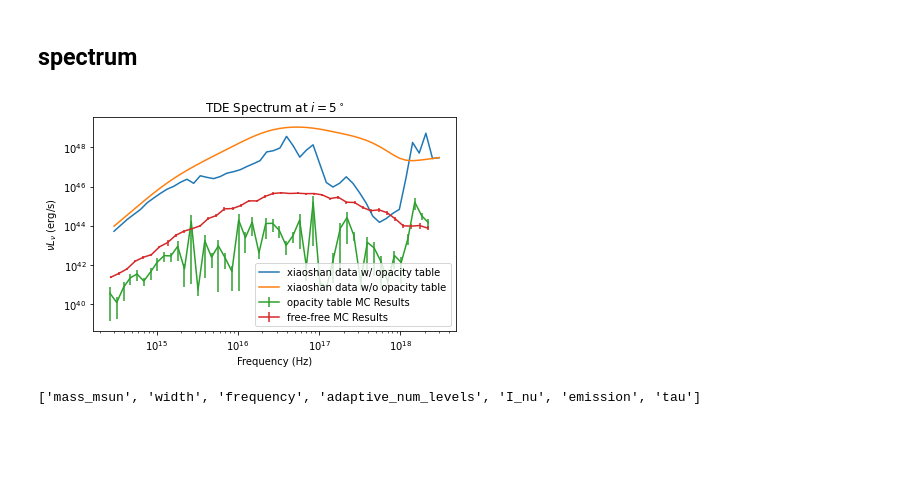
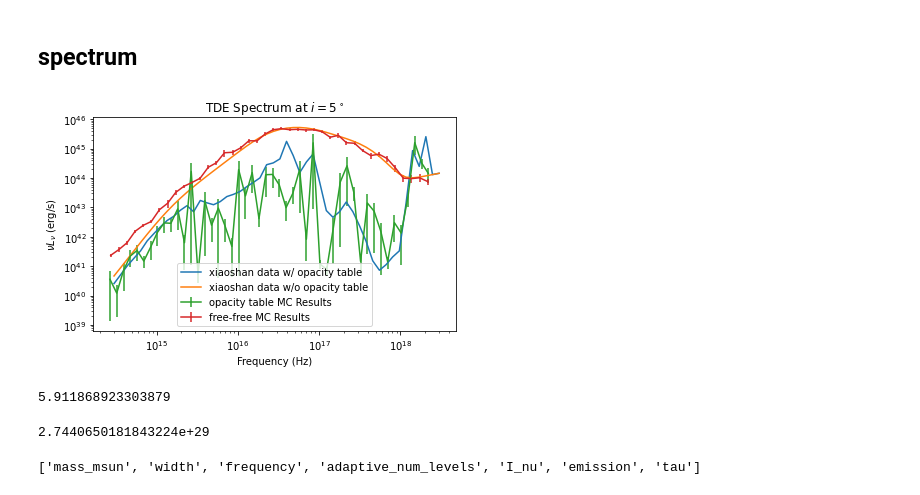
Before and after one commit to thomas-03/blacklight, a Jupyter notebook: scripts/imageFiles.ipynb, the cells around one changed output. Cells and saved outputs as stored; diff of their text form; code cells hidden in the pictures; blank space fills up the shorter version.

Commit message:
implemented disk and got spectra working

```diff
--- a/scripts/imageFiles.ipynb
+++ b/scripts/imageFiles.ipynb
@@ -726,6 +764,8 @@ h_ev = 4.135667662e-15
 eV = 1.60218e-12
 c = 2.99792458e10
 gg_msun = 1.32712440018e26
+distance_cm = G*1200 * Msun * 1e6 / c**2
+disk_radii_cm = G*200 * Msun * 1e6 / c**2
 
 fig,ax = plt.subplots(1,1,figsize=(6,4))
 argumentDict = {}
@@ -752,45 +792,56 @@ argumentDict['filename_data'] = '../output/xiaoshan_r1200_pinhole_tde1_inc5_opac
 argumentDict['inclination'] = 5.0
 #argumentDict['distance'] = 800
 flux2, freqs2 = sp.get_flux(**argumentDict)
-thetaWidth = (np.cos(np.radians(argumentDict['inclination'])-np.arctan(2*argumentDict['width']/argumentDict['distance']))-np.cos(np.radians(argumentDict['inclination'])+np.arctan(2*argumentDict['width']/argumentDict['distance'])))
-flux = (flux2*4*np.pi*distance_cm**2)/(thetaWidth*np.arctan(2*argumentDict['width']/argumentDict['distance']))
-ax.plot(freqs2,freqs2*flux*eV,label='xiaoshan data w/ opacity table')
+#thetaWidth = (np.cos(np.radians(argumentDict['inclination'])-np.arctan(2*argumentDict['width']/argumentDict['distance']))-np.cos(np.radians(argumentDict['inclination'])+np.arctan(2*argumentDict['width']/argumentDict['distance'])))
+flux = flux2*((np.arctan(0.5*argumentDict['width']/argumentDict['distance']))**2)*4*np.pi*distance_cm**2
+#flux = (flux2*2*np.cos(np.radians(argumentDict['inclination']))*(np.pi*disk_radii_cm)**2)
+ax.plot(freqs2,freqs2*flux,label='xiaoshan data w/ opacity table')
 
 argumentDict['filename_data'] = '../output/xiaoshan_r1200_pinhole_tde1_inc5.npz'
 #argumentDict['inclination'] = 45.0
 #argumentDict['distance'] = 1200
 flux2, freqs2 = sp.get_flux(**argumentDict)
 thetaWidth = (np.cos(np.radians(argumentDict['inclination'])-np.arctan(2*argumentDict['width']/argumentDict['distance']))-np.cos(np.radians(argumentDict['inclination'])+np.arctan(2*argumentDict['width']/argumentDict['distance'])))
-flux = (flux2*4*np.pi*distance_cm**2)/(thetaWidth*np.arctan(2*argumentDict['width']/argumentDict['distance']))
-ax.plot(freqs2,freqs2*flux*eV,label='xiaoshan data w/o opacity table')
+#flux = (flux2*4*np.pi*distance_cm**2)/(thetaWidth*np.arctan(2*argumentDict['width']/argumentDict['distance']))
+#flux = (flux2*2*np.cos(np.radians(argumentDict['inclination']))*(np.pi*disk_radii_cm)**2)
+flux = flux2*((np.arctan(0.5*argumentDict['width']/argumentDict['distance']))**2)*4*np.pi*distance_cm**2
+ax.plot(freqs2,freqs2*flux,label='xiaoshan data w/o opacity table')
 
 
 #argumentDict['filename_data'] = '../output/r1200_pinhole_tde1335_inc15.npz'
 #argumentDict['distance'] = 1200
 #flux2, freqs2 = sp.get_flux(**argumentDict)
 #thetaWidth = (np.cos(np.radians(argumentDict['inclination'])-np.arctan(2*argumentDict['width']/argumentDict['distance']))-np.cos(np.radians(argumentDict['inclination'])+np.arctan(2*argumentDict['width']/argumentDict['distance'])))
 #flux = (flux2*4*np.pi*distance_cm**2)/(thetaWidth*np.arctan(2*argumentDict['width']/argumentDict['distance']))
 #ax.plot(freqs2,freqs2*flux*eV,label='w/o opacity table')
 
 shaneResults = np.loadtxt('../spectrum_xiaoshan_opacitytable.txt')
 #ax.plot(shaneResults[:,0],shaneResults[:,1]*1e3,label='MC Results')
 ax.errorbar(shaneResults[:,0]*1e3/h_ev,shaneResults[:,1],yerr=shaneResults[:,2],label='opacity table MC Results')
 
 shaneResults = np.loadtxt('../spectrum_musum.txt')
 #ax.plot(shaneResults[:,0],shaneResults[:,1]*1e3,label='MC Results')
 ax.errorbar(shaneResults[:,0]*1e3/h_ev,shaneResults[:,1],yerr=shaneResults[:,2],label='free-free MC Results')
 ax.legend()
 ax.set_xscale('log')
 ax.set_yscale('log')
 ax.set_xlabel('Frequency (Hz)')
 ax.set_ylabel('$\\nu L_\\nu$ (erg/s)')
 ax.set_title('TDE Spectrum at $i = 5^\\circ$')
 #ax.set_ylim(1e30,1e49)
 plt.tight_layout()
 #plt.savefig('../plots/tde1335_spectrum_opacitytable_test.png', bbox_inches='tight', dpi=300)
 plt.show()
 # %% [output]
-[figure, old version]
+[figure, new version]
+# %%
+print(flux[25]*frequency[25]/shaneResults[21,1])
+# %% [output]
+5.911868923303879
+# %%
+2*np.cos(np.radians(argumentDict['inclination']))*(np.pi*disk_radii_cm)**2
+# %% [output]
+2.7440650181843224e+29
 # %%
 file = np.load('../output/xiaoshan_r1200_pinhole_tde1_inc15_opacityTable.npz')
 print(list(file.keys()))
```
Also changed, not shown: parts of 8 cells of this notebook, 11 other files.
